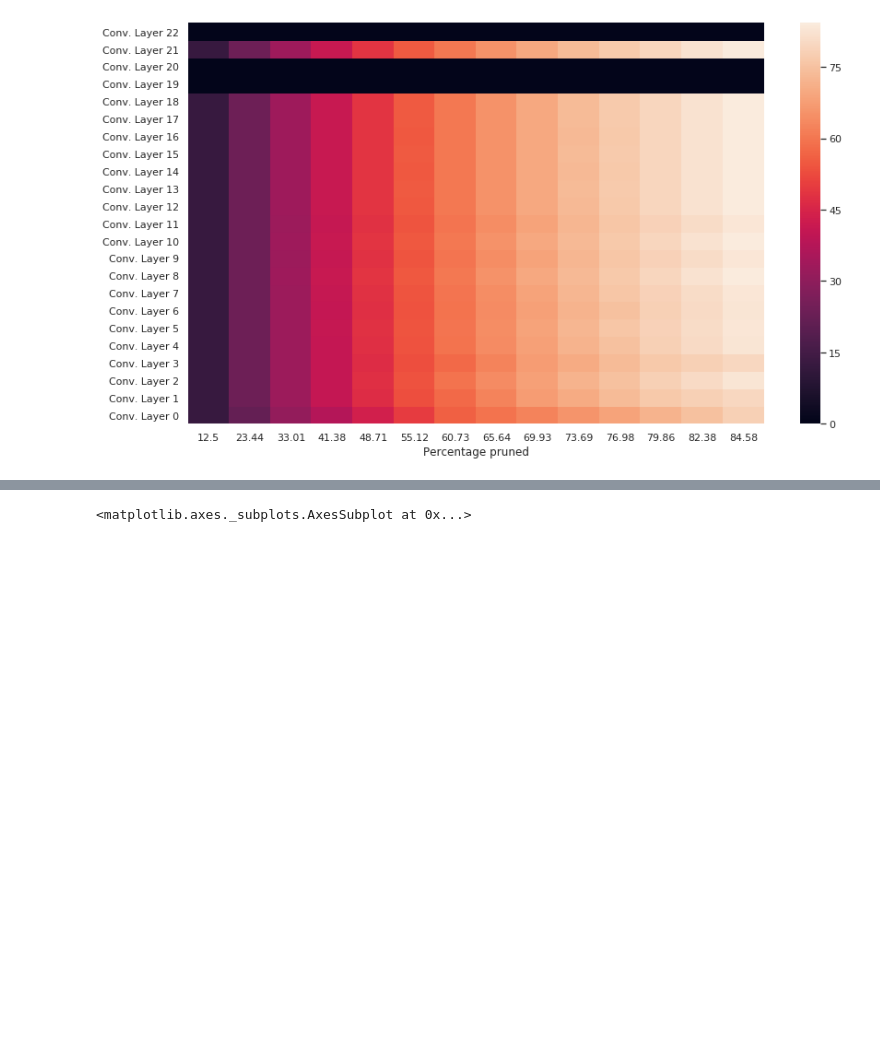
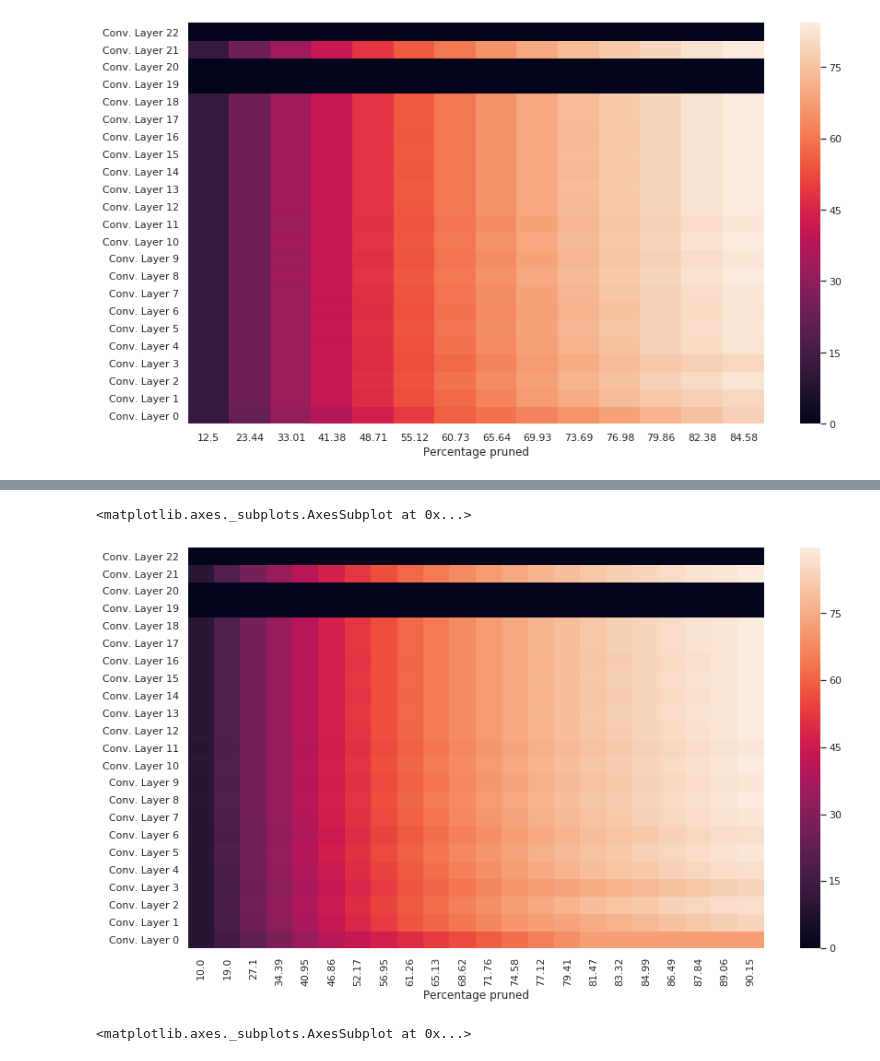
Before and after one commit to CedricGullentops/Master-Thesis-Pruning-for-Object-Detection, a Jupyter notebook: Jupyter Notebook/makeGraphsFromLog.ipynb, the cells around one changed output, grey strips where cells are left out. Saved outputs shown, nothing was run; the diff lists cells and outputs as text; code cells hidden in the pictures; blank space fills up the shorter version.

```diff
--- a/Jupyter Notebook/makeGraphsFromLog.ipynb
+++ b/Jupyter Notebook/makeGraphsFromLog.ipynb
@@ -362,3 +376,8 @@ makeHeatMap(filters_per_layer_12, method12['Percentage pruned'])
+# %%
+makeHeatMap(filters_per_layer_10, method10['Percentage pruned'])
+# %% [output]
+<matplotlib.axes._subplots.AxesSubplot at 0x...>
+[figure, added]
 # %%
 # 7.5 PERCENT
 printAccuracy(method7)
```
Also changed, not shown: parts of 4 cells of this notebook, 2 other files.
